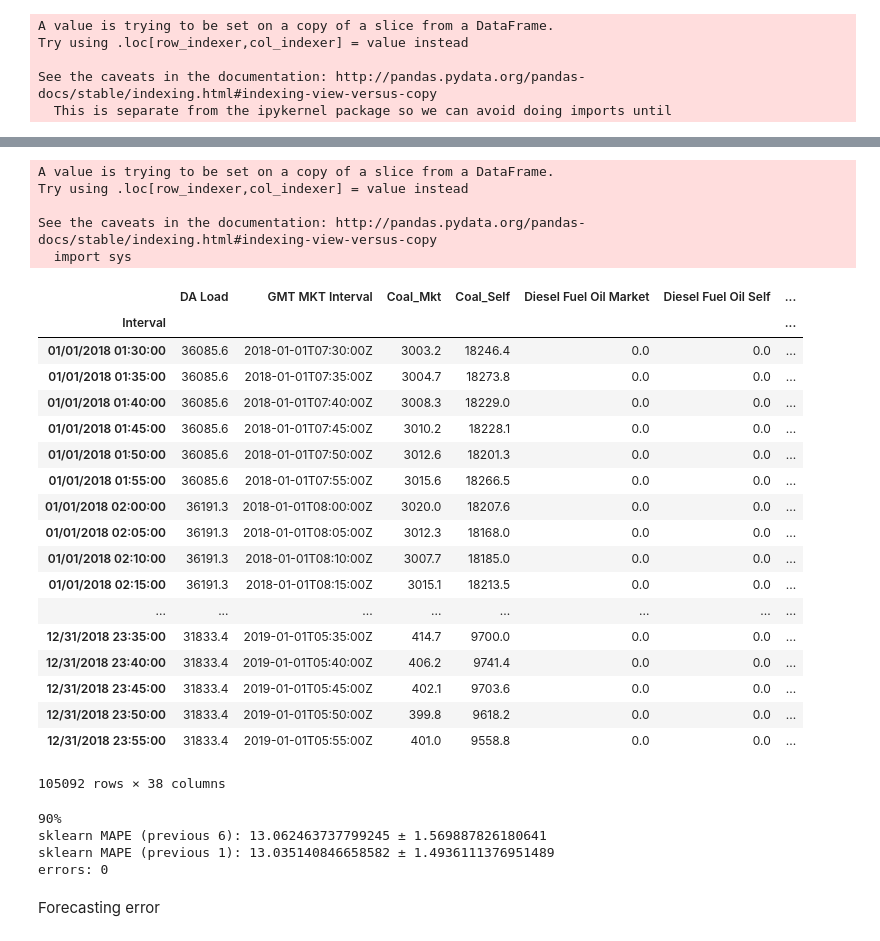
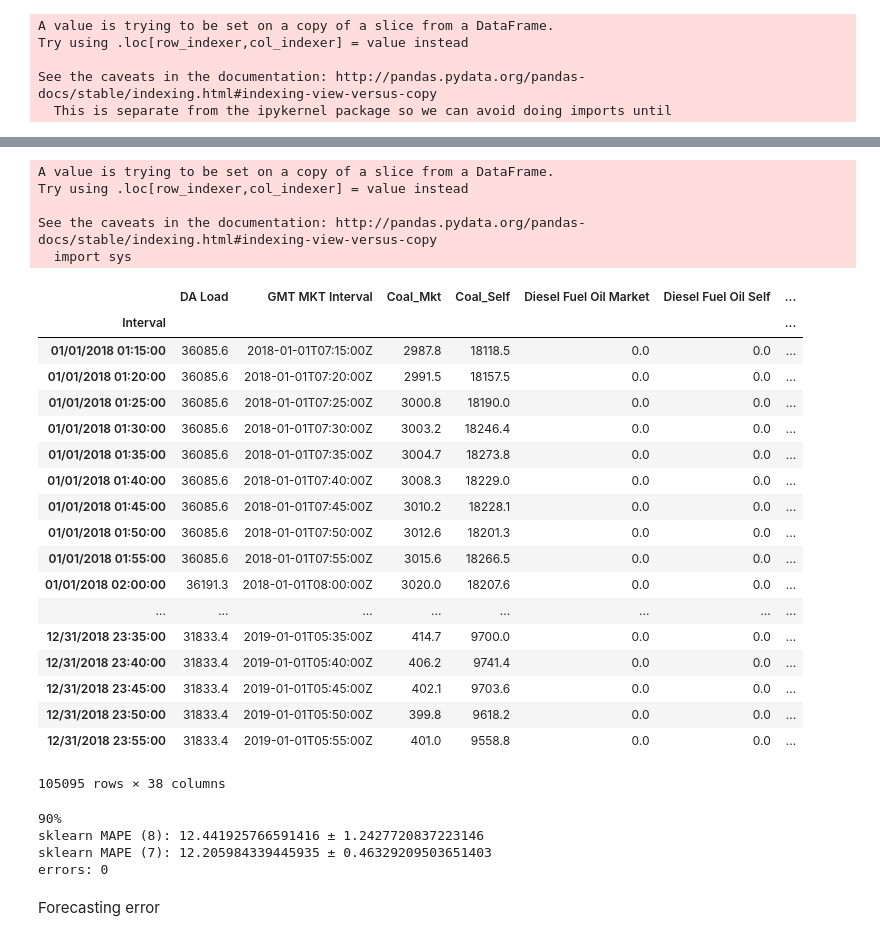
Before and after one commit to felipeascouto/energy, a Jupyter notebook: research_p2.ipynb, the cells around one changed output, grey strips where cells are left out. Drawn from its saved outputs; the diff is of its cells as text; code cells hidden in the pictures.

Commit message:
added previous-RT as predictors, saw improvement

```diff
--- a/research_p2.ipynb
+++ b/research_p2.ipynb
@@ -2740,22 +2730,25 @@ errors: 0
 # %%
 # initial assessment shows that previous-interval load diff improves the model
 # %%
-step = 6
+step = 3
 previous = DART2018['Load_Diff'].iloc[0:(DART2018.shape[0] - step)].values
 previous_means = np.empty(previous.size)
 for i in range(previous_means.size):
     previous_means[i] = previous[i:i+step].mean()
 DART2018_2 = DART2018.iloc[step:,:]
 DART2018_2['Previous_Diff_2'] = previous_means
 DART2018_2
 # %% [output]
 A value is trying to be set on a copy of a slice from a DataFrame.
 Try using .loc[row_indexer,col_indexer] = value instead
 
 See the caveats in the documentation: http://pandas.pydata.org/pandas-docs/stable/indexing.html#indexing-view-versus-copy
   import sys
 |  | DA Load | GMT MKT Interval | Coal_Mkt | Coal_Self | Diesel Fuel Oil Market | Diesel Fuel Oil Self | ... |
 | Interval |  |  |  |  |  |  | ... |
+| 01/01/2018 01:15:00 | 36085.6 | 2018-01-01T07:15:00Z | 2987.8 | 18118.5 | 0.0 | 0.0 | ... |
+| 01/01/2018 01:20:00 | 36085.6 | 2018-01-01T07:20:00Z | 2991.5 | 18157.5 | 0.0 | 0.0 | ... |
+| 01/01/2018 01:25:00 | 36085.6 | 2018-01-01T07:25:00Z | 3000.8 | 18190.0 | 0.0 | 0.0 | ... |
 | 01/01/2018 01:30:00 | 36085.6 | 2018-01-01T07:30:00Z | 3003.2 | 18246.4 | 0.0 | 0.0 | ... |
 | 01/01/2018 01:35:00 | 36085.6 | 2018-01-01T07:35:00Z | 3004.7 | 18273.8 | 0.0 | 0.0 | ... |
 | 01/01/2018 01:40:00 | 36085.6 | 2018-01-01T07:40:00Z | 3008.3 | 18229.0 | 0.0 | 0.0 | ... |
@@ -2763,16 +2756,13 @@ See the caveats in the documentation: http://pandas.pydata.org/pandas-docs/stabl
 | 01/01/2018 01:50:00 | 36085.6 | 2018-01-01T07:50:00Z | 3012.6 | 18201.3 | 0.0 | 0.0 | ... |
 | 01/01/2018 01:55:00 | 36085.6 | 2018-01-01T07:55:00Z | 3015.6 | 18266.5 | 0.0 | 0.0 | ... |
 | 01/01/2018 02:00:00 | 36191.3 | 2018-01-01T08:00:00Z | 3020.0 | 18207.6 | 0.0 | 0.0 | ... |
-| 01/01/2018 02:05:00 | 36191.3 | 2018-01-01T08:05:00Z | 3012.3 | 18168.0 | 0.0 | 0.0 | ... |
-| 01/01/2018 02:10:00 | 36191.3 | 2018-01-01T08:10:00Z | 3007.7 | 18185.0 | 0.0 | 0.0 | ... |
-| 01/01/2018 02:15:00 | 36191.3 | 2018-01-01T08:15:00Z | 3015.1 | 18213.5 | 0.0 | 0.0 | ... |
 | ... | ... | ... | ... | ... | ... | ... | ... |
 | 12/31/2018 23:35:00 | 31833.4 | 2019-01-01T05:35:00Z | 414.7 | 9700.0 | 0.0 | 0.0 | ... |
 | 12/31/2018 23:40:00 | 31833.4 | 2019-01-01T05:40:00Z | 406.2 | 9741.4 | 0.0 | 0.0 | ... |
 | 12/31/2018 23:45:00 | 31833.4 | 2019-01-01T05:45:00Z | 402.1 | 9703.6 | 0.0 | 0.0 | ... |
 | 12/31/2018 23:50:00 | 31833.4 | 2019-01-01T05:50:00Z | 399.8 | 9618.2 | 0.0 | 0.0 | ... |
 | 12/31/2018 23:55:00 | 31833.4 | 2019-01-01T05:55:00Z | 401.0 | 9558.8 | 0.0 | 0.0 | ... |
-105092 rows × 38 columns
+105095 rows × 38 columns
 # %%
 ### most functional model -- now with (RT - DA) Load for 2 intervals: self and previous 3
 
@@ -2805,7 +2795,7 @@ for i in range(n):
         branch_dfs = sklearn_clusters_2(train_data, 2, False)
         for cluster in branch_dfs:
             result7 = smf.ols(formula="LMP_RT ~ LMP_DA + RT_sem + DA_sem + Load + Wind + Weekday + Load_Diff", data=cluster).fit()
-            result8 = smf.ols(formula="LMP_RT ~ LMP_DA + RT_sem + DA_sem + Load + Wind + Weekday + Previous_Diff_2", data=cluster).fit()
+            result8 = smf.ols(formula="LMP_RT ~ LMP_DA + RT_sem + DA_sem + Load + Wind + Weekday + Load_Diff + Previous_Diff_2", data=cluster).fit()
             for hour in cluster.index:
                 try:
                     test_data_copy['fitted RT (sklearn 7)'].loc[hour] = (
@@ -2818,7 +2808,8 @@ for i in range(n):
                                                 test_data_copy['LMP_DA'].loc[hour]*result7.params[1] +
                                                 result7.params[0])
                     test_data_copy['fitted RT (sklearn 8)'].loc[hour] = (
-                                                test_data_copy['Previous_Diff_2'].loc[hour]*result8.params[7] +
+                                                test_data_copy['Previous_Diff_2'].loc[hour]*result8.params[8] +
+                                                test_data_copy['Load_Diff'].loc[hour]*result8.params[7] +
                                                 test_data_copy['Weekday'].loc[hour]*result8.params[6] +
                                                 test_data_copy['Wind'].loc[hour]*result8.params[5] +
                                                 test_data_copy['Load'].loc[hour]*result8.params[4] +
@@ -2837,13 +2828,13 @@ for i in range(n):
     PE_8_array[i] = np.array(PE_list8).mean()
     print(f'\r{10*i}%',end='')
 
-print('\nsklearn MAPE (previous 6): {} \u00B1 {}'.format(PE_8_array.mean(), PE_8_array.std()))
-print('sklearn MAPE (previous 1): {} \u00B1 {}'.format(PE_7_array.mean(), PE_7_array.std()))
+print('\nsklearn MAPE (8): {} \u00B1 {}'.format(PE_8_array.mean(), PE_8_array.std()))
+print('sklearn MAPE (7): {} \u00B1 {}'.format(PE_7_array.mean(), PE_7_array.std()))
 print('errors: {}'.format(errors))
 # %% [output]
 90%
-sklearn MAPE (previous 6): 13.062463737799245 ± 1.569887826180641
-sklearn MAPE (previous 1): 13.035140846658582 ± 1.4936111376951489
+sklearn MAPE (8): 12.441925766591416 ± 1.2427720837223146
+sklearn MAPE (7): 12.205984339445935 ± 0.46329209503651403
 errors: 0
 # %%
 # first assessment of previous-3 intervals was slightly worse (12.6 vs 12.4, 12.2 vs 12.1)
```
Also changed, not shown: parts of 17 cells of this notebook.
